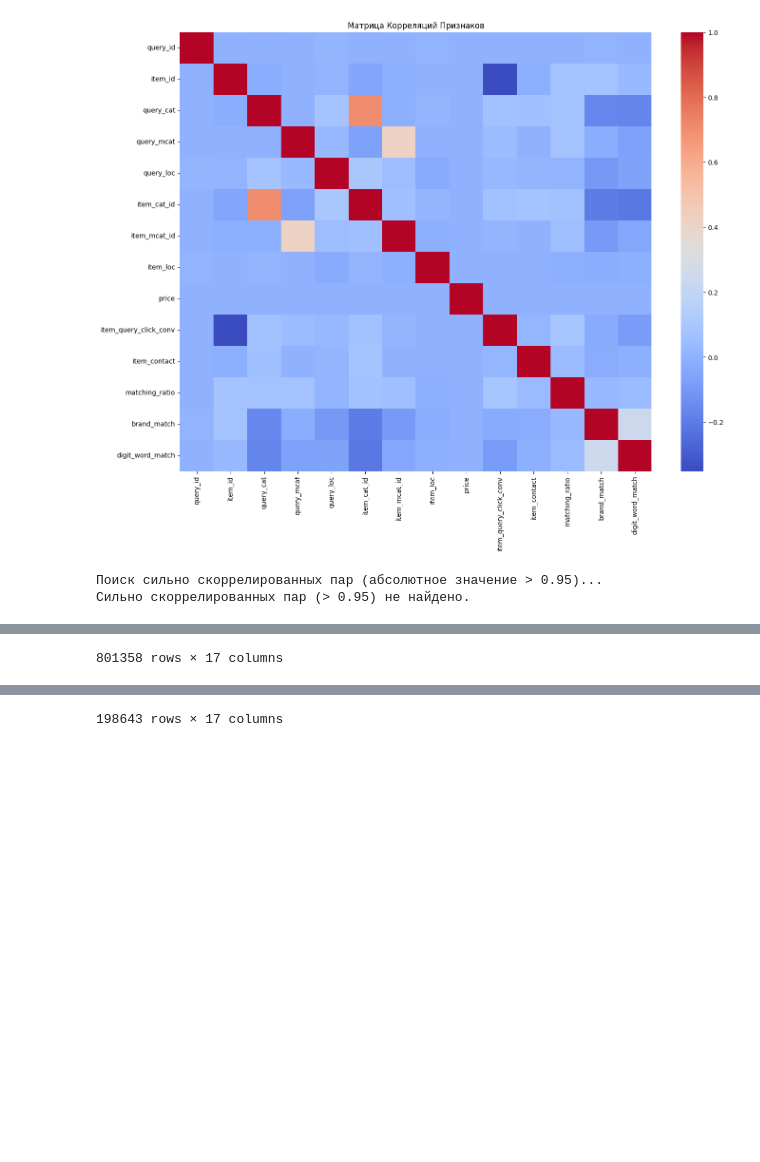
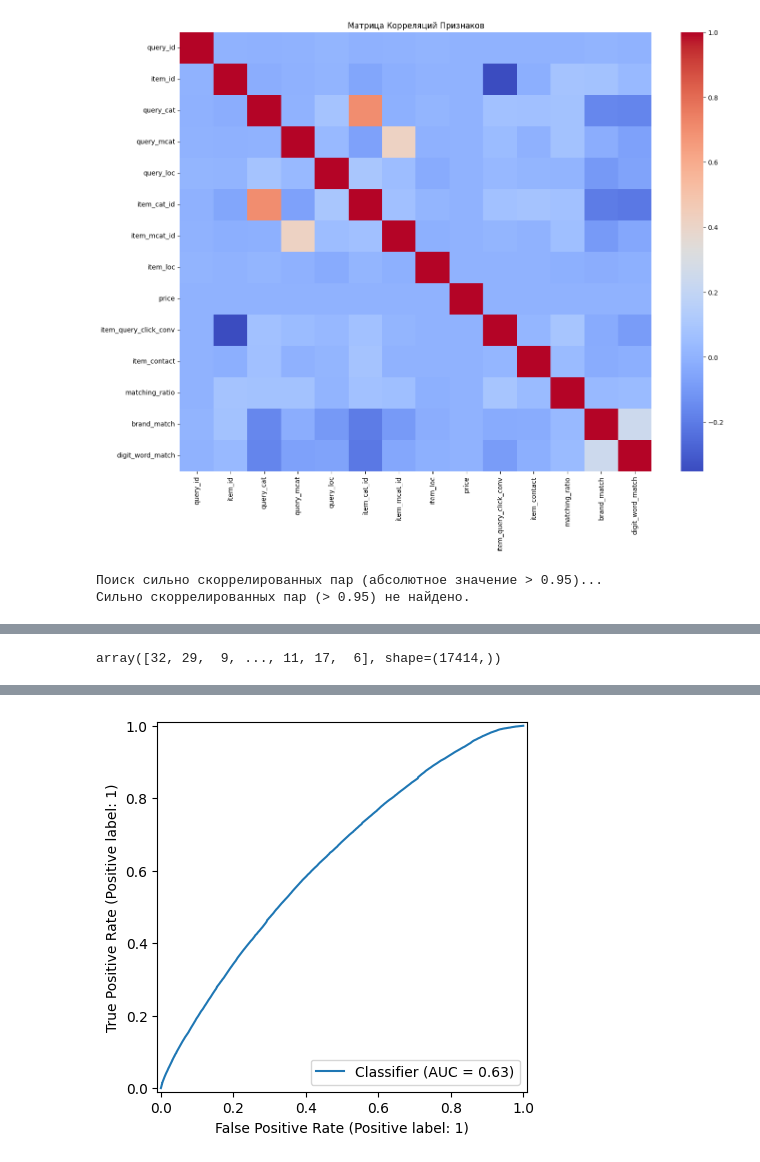
Before and after one commit to Nesterov-BA/misc-python, a Jupyter notebook: avito/main.ipynb, the cells around one changed output, grey strips where cells are left out. Cells and saved outputs as stored; diff of their text form; code cells hidden in the pictures; blank space fills up the shorter version.

```diff
--- a/avito/main.ipynb
+++ b/avito/main.ipynb
@@ -112,4 +260,5 @@ train_sample_test = train_sample[sum(queries_train):sum(query_length)]
 # %%
-display(train_sample_train)
-display(train_sample_test)
+display(queries_test)
+# display(model.predict(X_test.loc), y_test[:32])
+clf_disp = RocCurveDisplay.from_predictions(y_train, model.predict(X_train))
 # %% [output]
@@ -128 +265 @@ display(train_sample_test)
-801358 rows × 17 columns
+array([32, 29,  9, ..., 11, 17,  6], shape=(17414,))
@@ -141 +266 @@ display(train_sample_test)
-198643 rows × 17 columns
+[figure, added]
```
Also changed, not shown: parts of 24 cells of this notebook.
